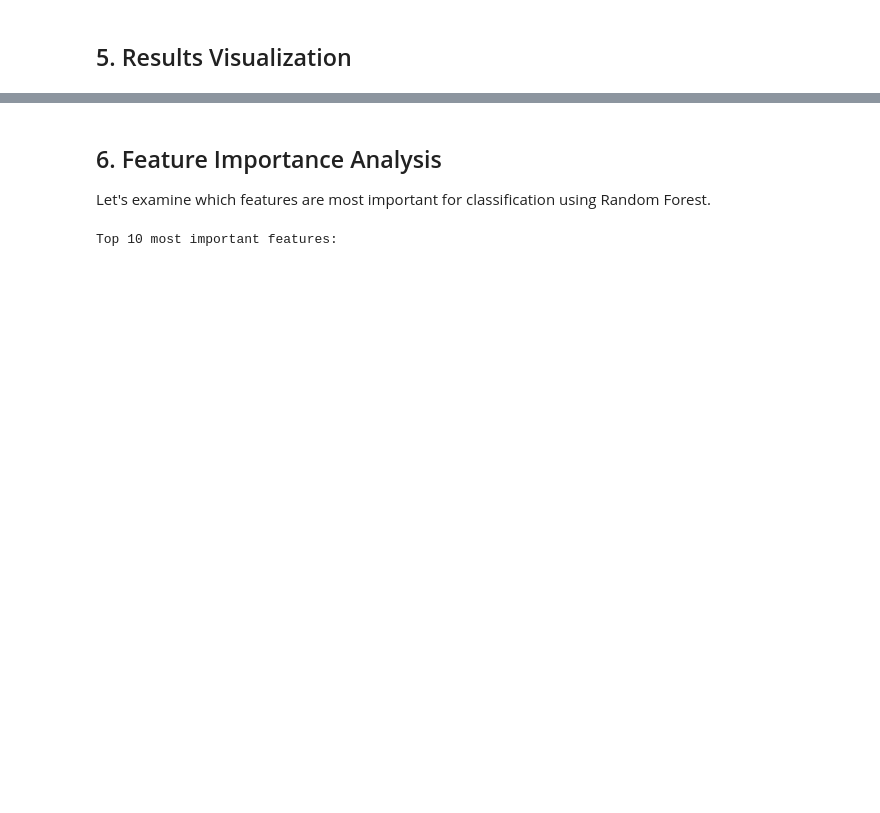
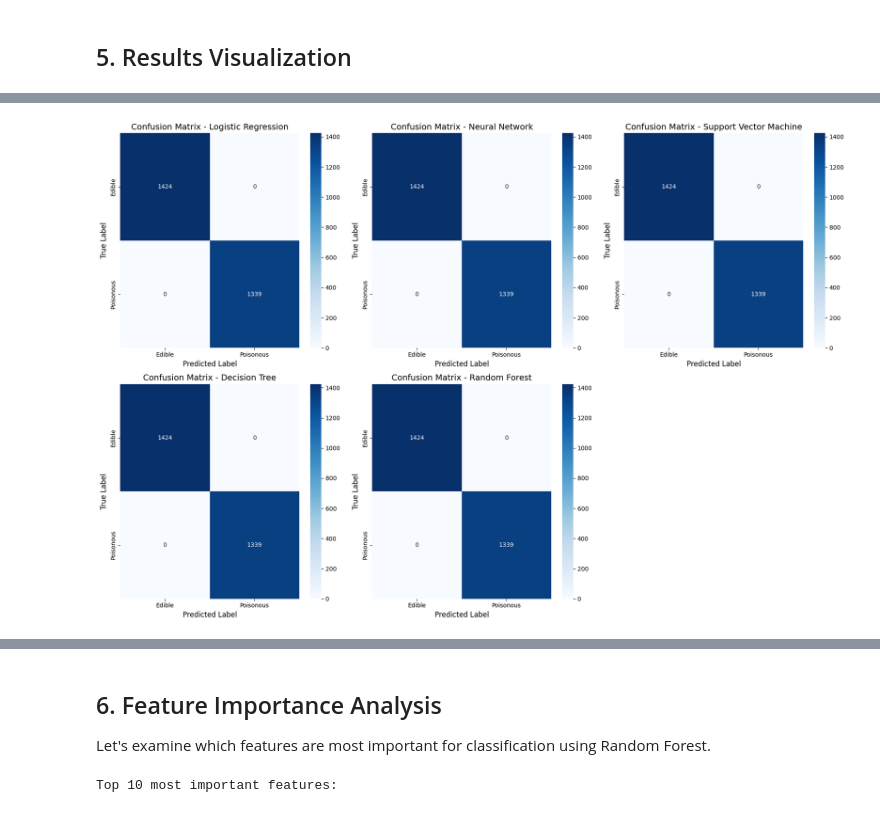
Before and after one commit to SoulCalibar/ITCS440-Project, a Jupyter notebook: mushroom_analysis.ipynb, the cells around one changed output, grey strips where cells are left out. Drawn from its saved outputs; the diff is of its cells as text; code cells hidden in the pictures; blank space fills up the shorter version.

```diff
--- a/mushroom_analysis.ipynb
+++ b/mushroom_analysis.ipynb
@@ -238,0 +279,22 @@ plt.show()
+# %%
+# Plot confusion matrices for each model
+fig, axes = plt.subplots(2, 3, figsize=(18, 12))
+axes = axes.flatten()
+
+for i, (name, cm) in enumerate(confusion_matrices.items()):
+    if i < len(axes):
+        sns.heatmap(cm, annot=True, fmt='d', cmap='Blues', ax=axes[i])
+        axes[i].set_title(f'Confusion Matrix - {name}', fontsize=14)
+        axes[i].set_xlabel('Predicted Label', fontsize=12)
+        axes[i].set_ylabel('True Label', fontsize=12)
+        axes[i].set_xticklabels(['Edible', 'Poisonous'], fontsize=10)
+        axes[i].set_yticklabels(['Edible', 'Poisonous'], fontsize=10)
+
+# Remove any unused subplots
+for j in range(i+1, len(axes)):
+    fig.delaxes(axes[j])
+
+plt.tight_layout()
+plt.show()
+# %% [output]
+[figure, added]
```
Also changed, not shown: parts of 13 cells of this notebook, 4 other files.
